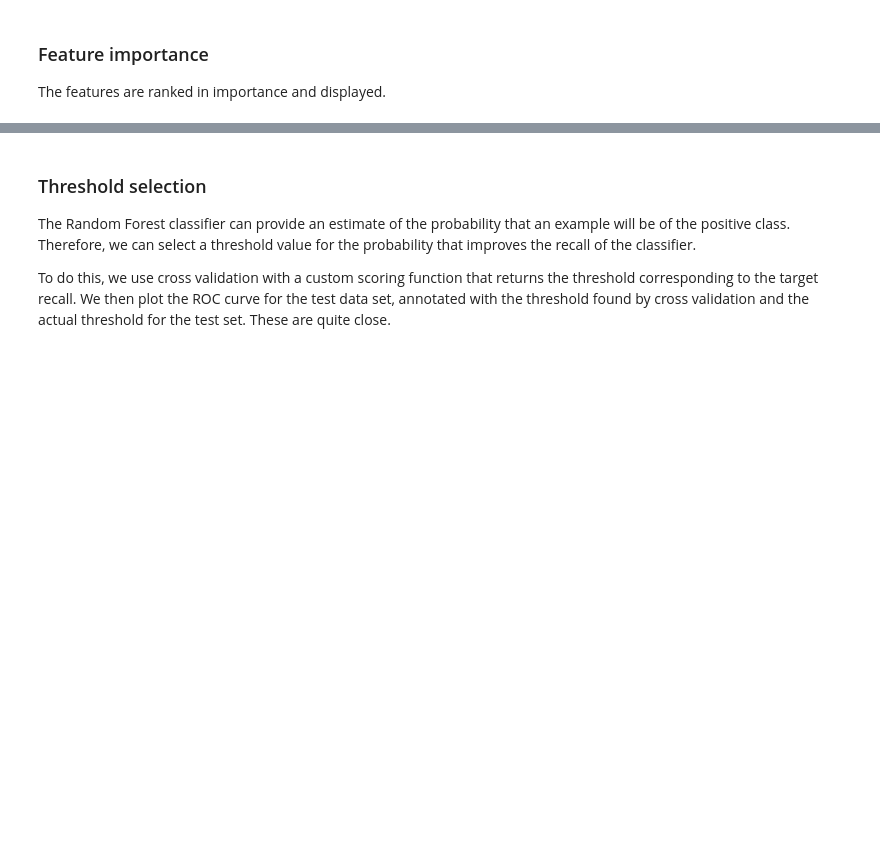
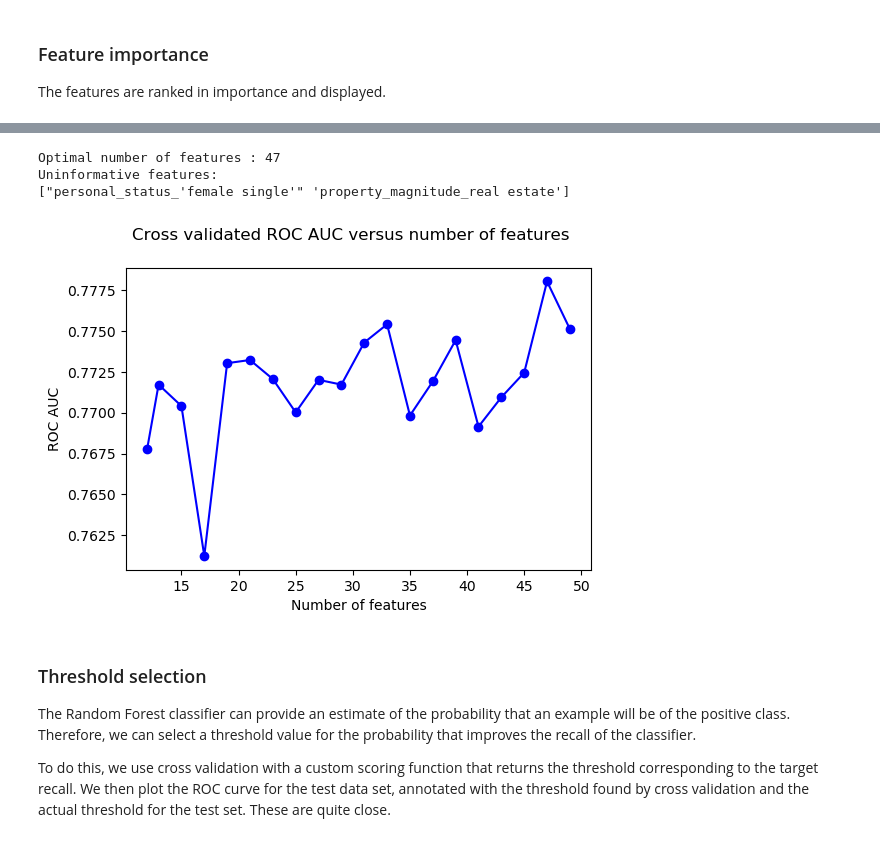
Before and after one commit to GrahamZ/CreditDefaultClassification, a Jupyter notebook: RandomForest.ipynb, the cells around one changed output, grey strips where cells are left out. Drawn from its saved outputs; the diff is of its cells as text; code cells hidden in the pictures; blank space fills up the shorter version.

Commit message:
Check feature selection

```diff
--- a/RandomForest.ipynb
+++ b/RandomForest.ipynb
@@ -160,3 +186,33 @@ The features are ranked in importance and displayed.
+# %%
+# Use Recursive Feature Elimination with cross validation
+from sklearn.feature_selection import RFECV
+
+min_features = 12
+step_size = 2
+rfecv = RFECV(estimator=random_forest, step=step_size, cv=5,
+              scoring='roc_auc', #'accuracy',
+              min_features_to_select=min_features)
+rfecv.fit(x_train, y_train)
+
+print("Optimal number of features : %d" % rfecv.n_features_)
+print("Uninformative features:")
+print(feature_name_array[rfecv.ranking_ != 1])
+
+# Plot number of features VS. cross-validation scores
+plt.figure()
+plt.suptitle('Cross validated ROC AUC versus number of features')
+plt.xlabel("Number of features")
+plt.ylabel("ROC AUC")
+feature_counts = list(range(num_features - step_size * (len(rfecv.grid_scores_) - 1), num_features + 1, step_size))
+if feature_counts[0] < min_features:
+    feature_counts[0] = min_features
+plt.plot(feature_counts, rfecv.grid_scores_, 'bo-')
+plt.show()
+# %% [output]
+Optimal number of features : 47
+Uninformative features:
+["personal_status_'female single'" 'property_magnitude_real estate']
+[figure, added]
 # %% [markdown]
 ### Threshold selection
 
```
Also changed, not shown: parts of 5 cells of this notebook.
